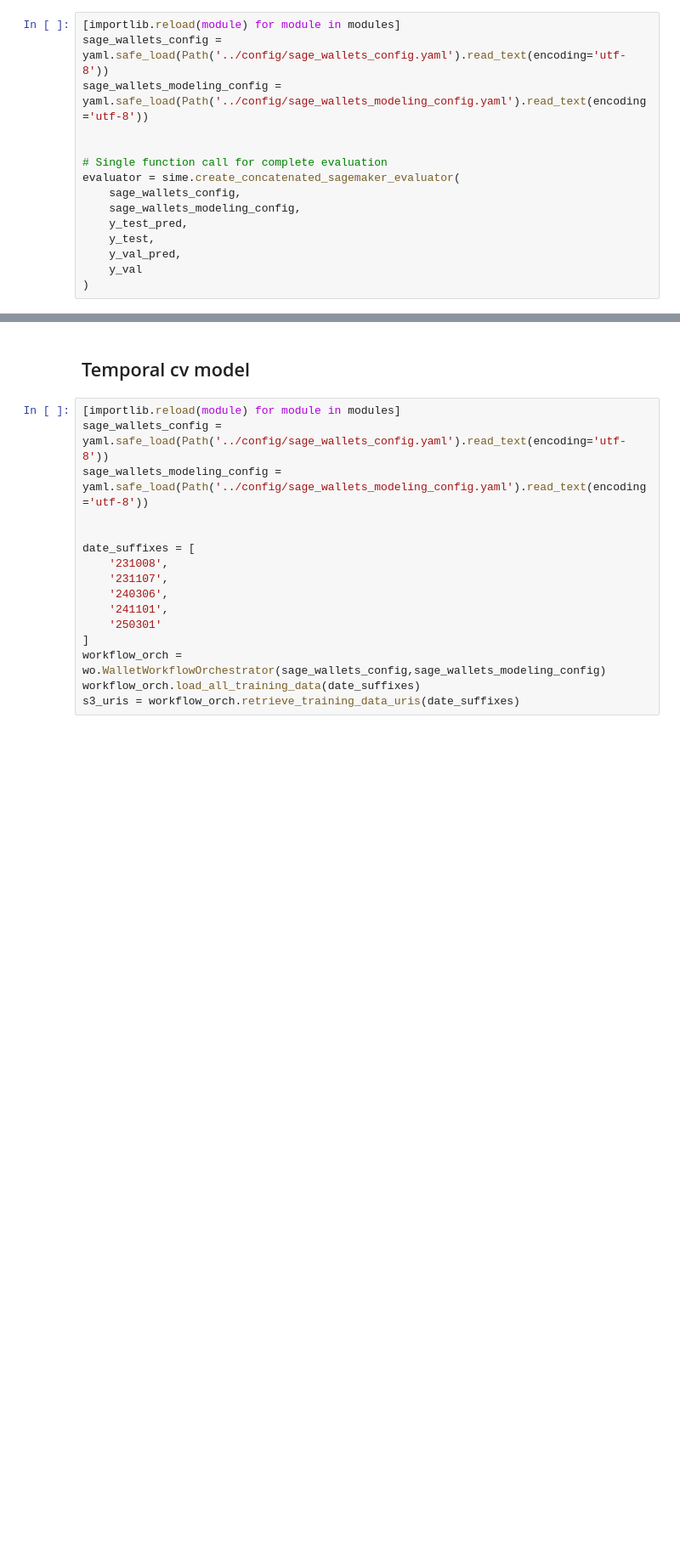
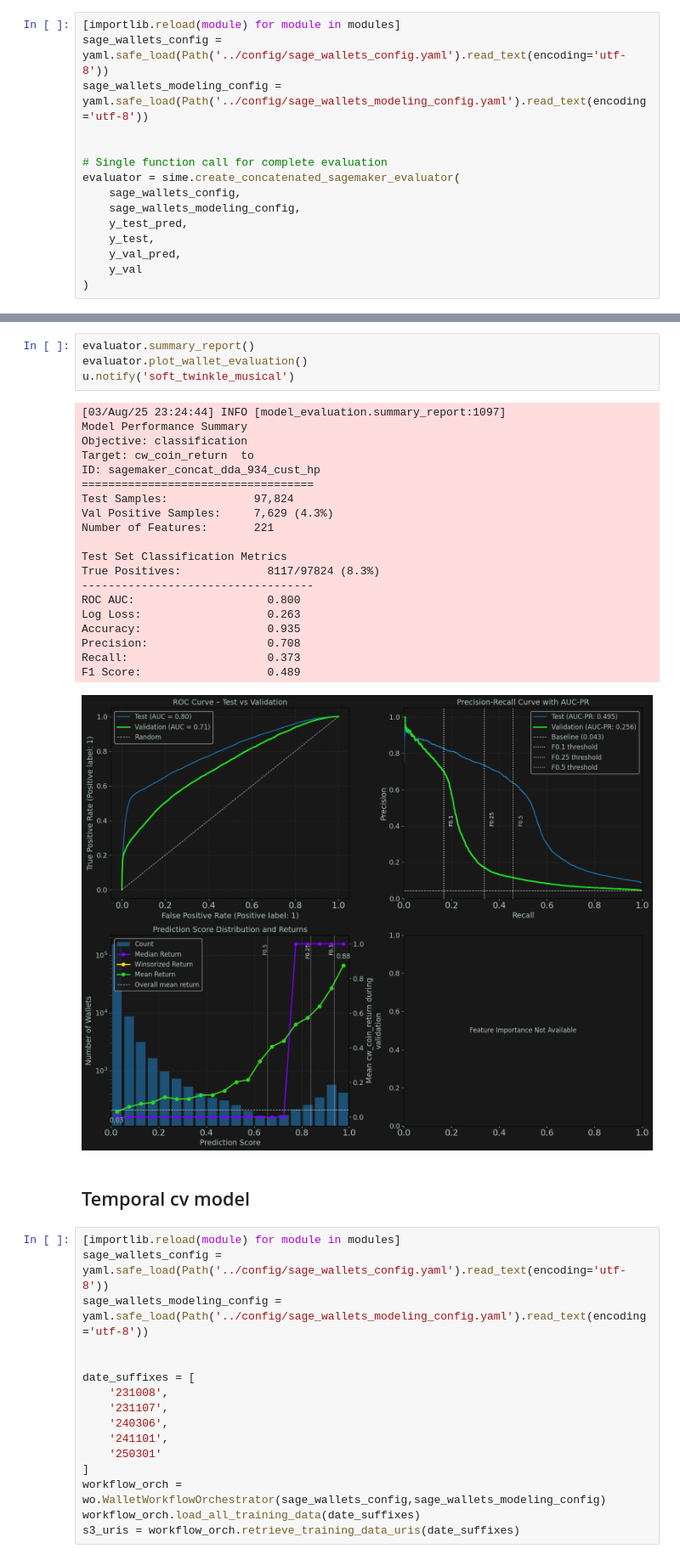
Before and after one commit to dreams-labs/sagemaker, a Jupyter notebook: notebooks/DDA-934 custom hyperparams.ipynb, the cells around one changed output, grey strips where cells are left out. Shown at 85% size. Saved outputs shown, nothing was run; the diff lists cells and outputs as text; blank space fills up the shorter version.

```diff
--- a/notebooks/DDA-934 custom hyperparams.ipynb
+++ b/notebooks/DDA-934 custom hyperparams.ipynb
@@ -542,3 +582,28 @@ evaluator.plot_wallet_evaluation()
+# %%
+evaluator.summary_report()
+evaluator.plot_wallet_evaluation()
+u.notify('soft_twinkle_musical')
+# %% [output]
+[03/Aug/25 23:24:44] INFO [model_evaluation.summary_report:1097]
+Model Performance Summary
+Objective: classification
+Target: cw_coin_return  to
+ID: sagemaker_concat_dda_934_cust_hp
+===================================
+Test Samples:             97,824
+Val Positive Samples:     7,629 (4.3%)
+Number of Features:       221
+
+Test Set Classification Metrics
+True Positives:             8117/97824 (8.3%)
+-----------------------------------
+ROC AUC:                    0.800
+Log Loss:                   0.263
+Accuracy:                   0.935
+Precision:                  0.708
+Recall:                     0.373
+F1 Score:                   0.489
+[figure, added]
 # %% [markdown]
 ## Temporal cv model
 # %%
```
Also changed, not shown: parts of 14 cells of this notebook, 2 other files.
